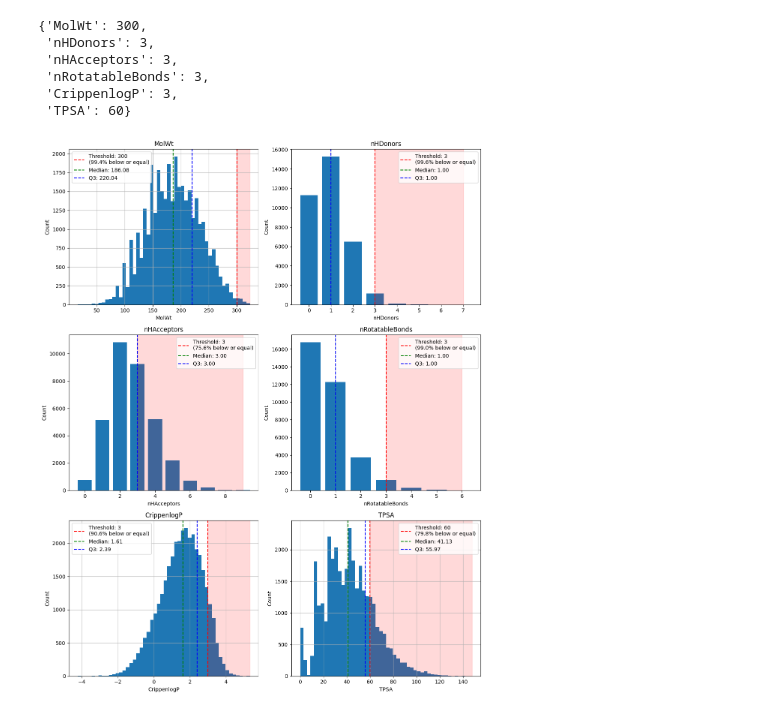
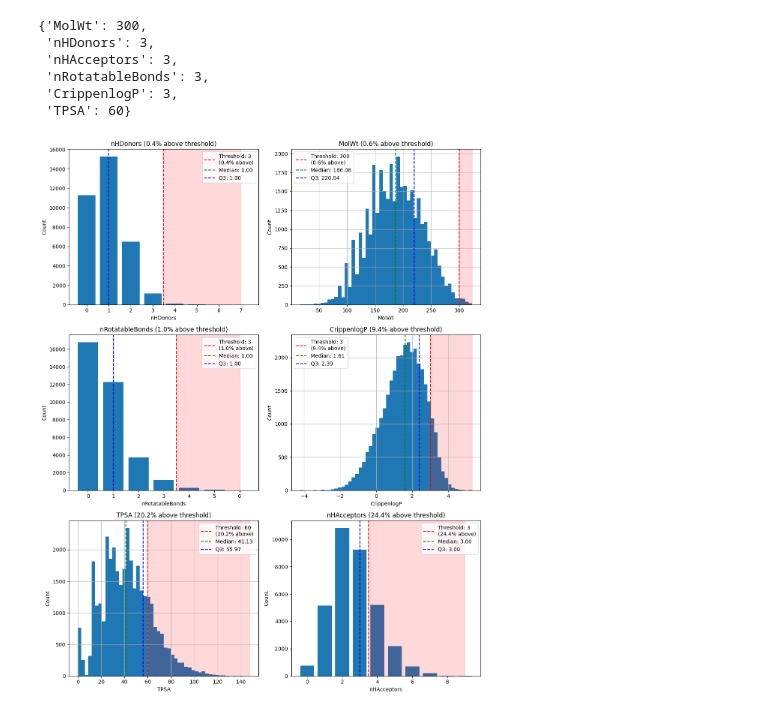
Before and after one commit to EtienneReboul/smiles_blocks, a Jupyter notebook: notebooks/5-er-smiles_fragmentation_results_analysis.ipynb, the cells around one changed output. Cells and saved outputs as stored; diff of their text form; code cells hidden in the pictures.

```diff
--- a/notebooks/5-er-smiles_fragmentation_results_analysis.ipynb
+++ b/notebooks/5-er-smiles_fragmentation_results_analysis.ipynb
@@ -358,40 +356,52 @@ fig, axes = plt.subplots(3, 2, figsize=(12, 15))
 axes = axes.ravel()
 
 # Create plots for each property
 unique_blocks_df = well_sampled_blocks_df.drop_duplicates(subset=["can_smiles"])
 computed_data = unique_blocks_df[ro3_dict.keys()]
 
-for i, (prop, threshold) in enumerate(zip(ro3_dict.keys(), ro3_dict.values())):
+# Sort panels by increasing fraction of blocks in the red zone (above threshold)
+pct_above_by_prop = {
+    prop: (computed_data[prop] > threshold).mean() * 100
+    for prop, threshold in ro3_dict.items()
+}
+sorted_props = sorted(ro3_dict, key=lambda prop: pct_above_by_prop[prop])
+
+for i, prop in enumerate(sorted_props):
+    threshold = ro3_dict[prop]
     median = computed_data[prop].median()
     q3 = computed_data[prop].quantile(0.75)
-    pct_below = (computed_data[prop] <= threshold).mean() * 100
+    pct_above = pct_above_by_prop[prop]
 
     if  prop.startswith('n'):
         value_counts = computed_data[prop].value_counts().sort_index()
         axes[i].bar(value_counts.index, value_counts.values)
+        # Integer bars are centered on their value, so the red zone should start
+        # at the boundary right after the threshold bar, not through its middle
+        red_zone_start = threshold + 0.5
     else:
         computed_data[prop].hist(ax=axes[i], bins=50)
+        red_zone_start = threshold
 
     # Shade region above threshold in red
-    axes[i].axvspan(threshold, computed_data[prop].max(), color="red", alpha=0.15)
+    axes[i].axvspan(red_zone_start, computed_data[prop].max(), color="red", alpha=0.15)
 
-    axes[i].set_title(prop)
+    axes[i].set_title(f"{prop} ({pct_above:.1f}% above threshold)")
     axes[i].set_xlabel(prop)
     axes[i].set_ylabel("Count")
 
     axes[i].axvline(
-        x=threshold, color="r", linestyle="--",
-        label=f"Threshold: {threshold}\n({pct_below:.1f}% below or equal)"
+        x=red_zone_start, color="r", linestyle="--",
+        label=f"Threshold: {threshold}\n({pct_above:.1f}% above)"
     )
     axes[i].axvline(x=median, color="g", linestyle="--", label=f"Median: {median:.2f}")
     axes[i].axvline(x=q3, color="b", linestyle="--", label=f"Q3: {q3:.2f}")
     axes[i].legend()
 
 plt.tight_layout()
 plt.savefig(fig_dir / "well_sampled_blocks_properties.svg", transparent=True)
 plt.show()
 # %% [output]
-[figure, old version]
+[figure, new version]
 # %%
 def find_failure_reason(row,  thresholds : dict = ro3_dict):
     reasons = ""
```
Also changed, not shown: parts of 1 cell of this notebook, 2 other files.
